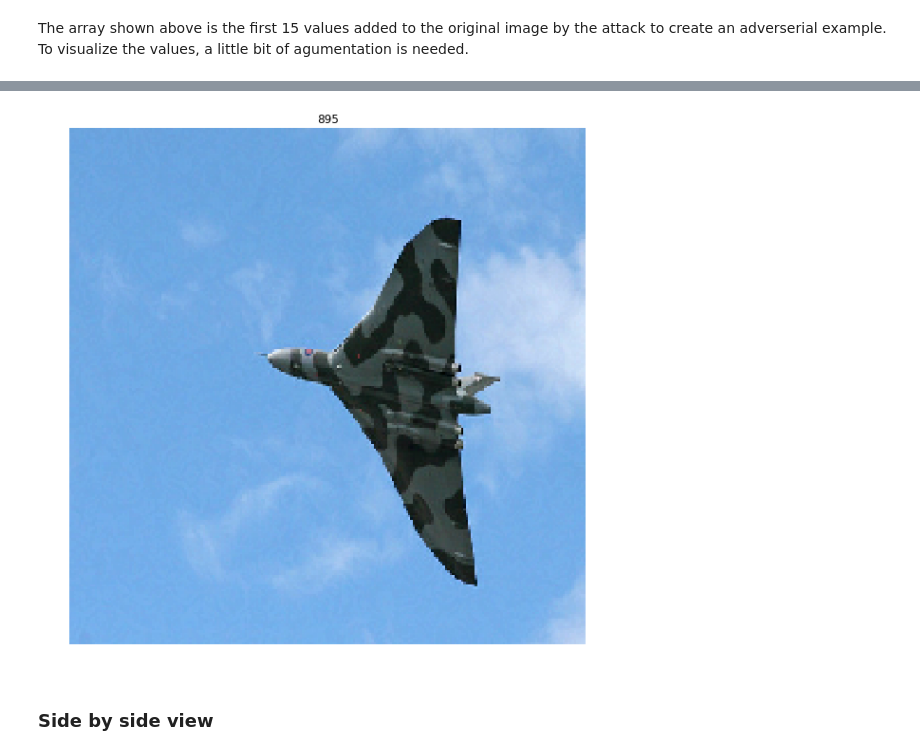
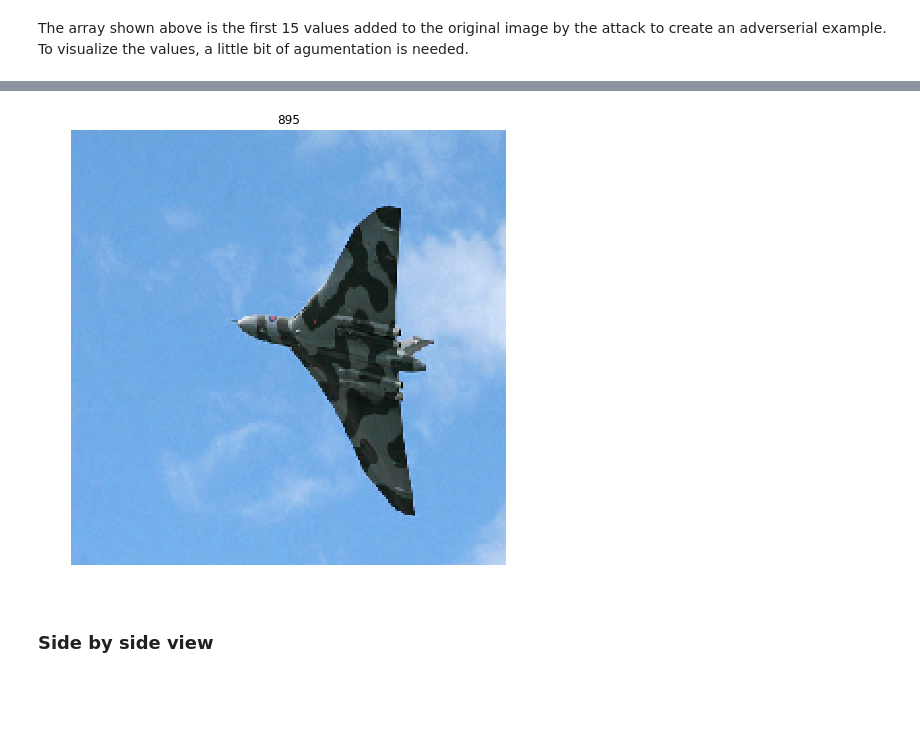
Before and after one commit to adbedada/adversarial_attack, a Jupyter notebook: notebooks/fgsm_adversarial_attack.ipynb, the cells around one changed output, grey strips where cells are left out. Cells and saved outputs as stored; diff of their text form; code cells hidden in the pictures; blank space fills up the shorter version.

```diff
--- a/notebooks/fgsm_adversarial_attack.ipynb
+++ b/notebooks/fgsm_adversarial_attack.ipynb
@@ -70,5 +78,5 @@ Steps:
     - Third, introduce the attack to the image.
 # %%
 attack = foolbox.attacks.FGSM(fmodel)
-adversarial = attack(numpy_image[:, :, ::-1], epsilons=1000, label=label)
+adversarial = attack(numpy_image[:, :, ::-1], epsilons=2000, label=895)
 # %% [markdown]
@@ -109,11 +118,11 @@ Let's answer this question by visualizing adverserial/infected image.
 # %%
-plt.figure(figsize=(10,10))
+plt.figure(figsize=(8,8))
 plt.imshow(adversarial[:, :, ::-1]/255)
 plt.title(label)
 plt.axis('off')
 plt.show()
 # %% [output]
-[figure, old version]
+[figure, new version]
 # %% [markdown]
 ### Side by side view
 # %%
```
Also changed, not shown: parts of 20 cells of this notebook, 2 other files.
